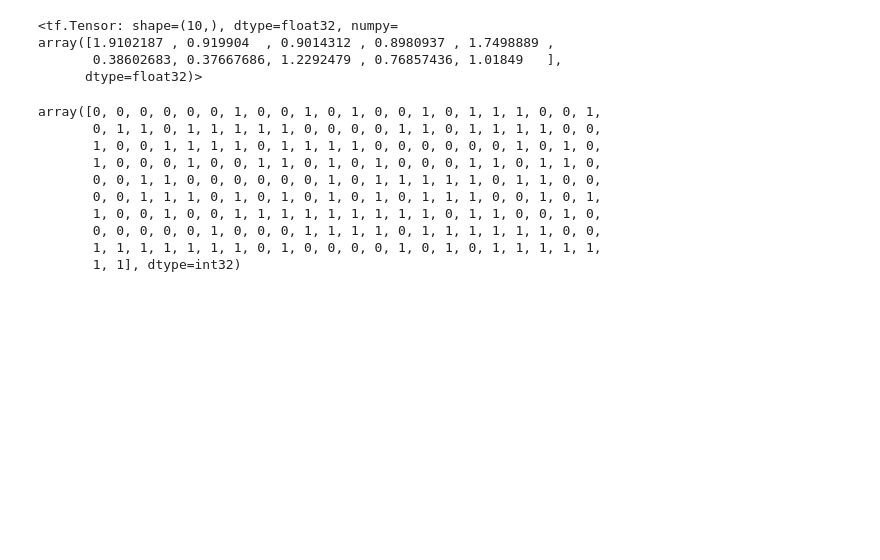
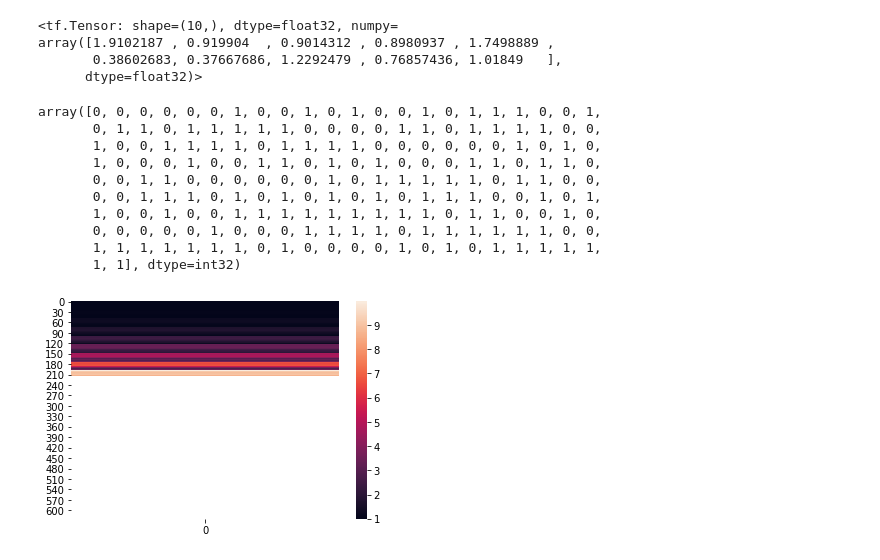
Before and after one commit to smaityumich/gradient-flow-attack, a Jupyter notebook: 2d-simulation/test.ipynb, the cells around one changed output. Drawn from its saved outputs; the diff is of its cells as text; code cells hidden in the pictures; blank space fills up the shorter version.

Commit message:
modified:   ../../2d-simulation/loss_ratio.py modified:   ../../2d-simulation/test.ipynb

```diff
--- a/2d-simulation/test.ipynb
+++ b/2d-simulation/test.ipynb
@@ -113,0 +121,5 @@ for u, v in zip(x, y):
+# %%
+b = np.load('data/mean_ratio_theta_l2_base_fair.npy').reshape((-1, 1))
+ax = sns.heatmap(b)
+# %% [output]
+[figure, added]
```
Also changed, not shown: parts of 21 cells of this notebook, 1 other file.
